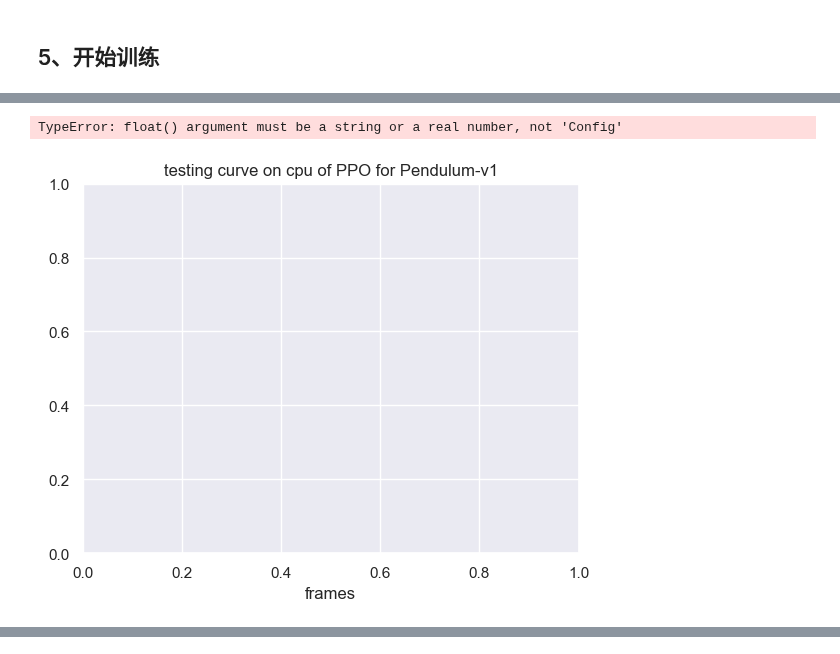
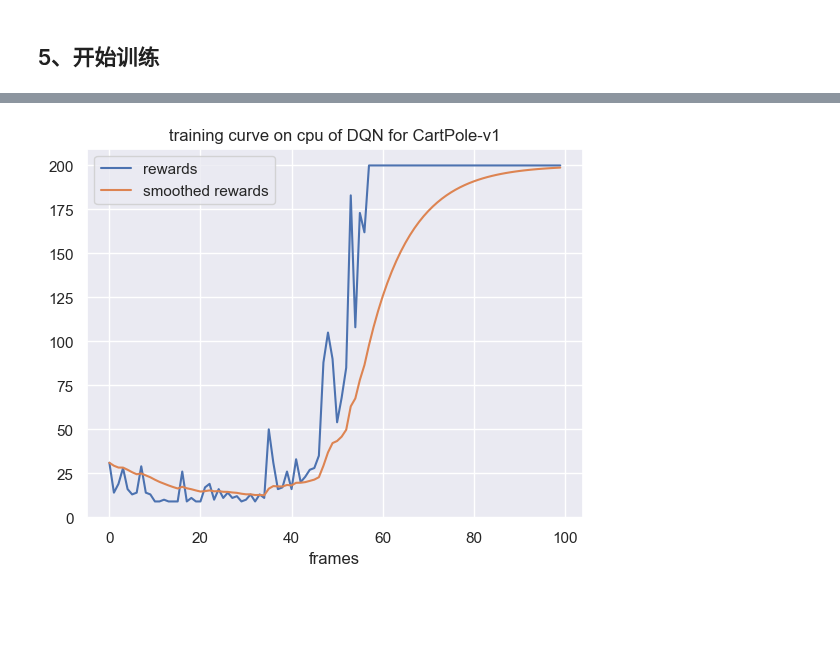
Before and after one commit to datawhalechina/joyrl-book, a Jupyter notebook: notebooks/第7章_DQN_CartPole-v1.ipynb, the cells around one changed output, grey strips where cells are left out. Cells and saved outputs as stored; diff of their text form; code cells hidden in the pictures; blank space fills up the shorter version.

```diff
--- a/notebooks/第7章_DQN_CartPole-v1.ipynb
+++ b/notebooks/第7章_DQN_CartPole-v1.ipynb
@@ -204,13 +178,11 @@ def env_agent_config(cfg):
 # %% [markdown]
 ## 4、设置参数
 # %%
-import matplotlib.pyplot as plt
-import seaborn as sns
-
 class Config:
     def __init__(self) -> None:
         self.algo_name = 'DQN' # 算法名称
         self.env_id = 'CartPole-v1' # 环境id
+        self.mode = 'train'
         self.seed = 1 # 随机种子，便于复现，0表示不设置
         self.train_eps = 100 # 训练的回合数
         self.test_eps = 20 # 测试的回合数
@@ -222,8 +194,8 @@ class Config:
         self.memory_capacity = 100000 # 经验回放池的容量
         self.hidden_dim = 256 # 神经网络的隐藏层维度
         self.batch_size = 64 # 批次大小
-        self.target_update = 4 # 目标网络的更新频率
+        self.target_update = 100 # 目标网络的更新频率
         self.lr = 0.0001 # 学习率
-        self.device = torch.device("cuda" if torch.cuda.is_available() else "cpu") # 检测gpu
+        self.device = 'cpu' if not torch.cuda.is_available() else 'cuda'
 # %% [markdown]
 ## 5、开始训练
@@ -240,7 +202,64 @@ plot_rewards(range(len(res_dic['rewards'])), res_dic['rewards'], cfg, algo_name
-# %%
-# 测试
-res_dic = test(cfg, env, agent)
-plot_rewards(range(len(res_dic['rewards'])), res_dic['rewards'], cfg, algo_name = cfg.algo_name, env_id=cfg.env_id,tag='test')
-# %% [output]
-TypeError: float() argument must be a string or a real number, not 'Config'
-[figure, removed]
+# %%
+import matplotlib.pyplot as plt
+import seaborn as sns
+import os
+
+def smooth(data: list, weight: float = 0.9):
+    '''用于平滑曲线，类似于Tensorboard中的smooth曲线
+    '''
+    last = data[0]
+    smoothed = []
+    for point in data:
+        smoothed_val = last * weight + (1 - weight) * point  # 计算平滑值
+        smoothed.append(smoothed_val)
+        last = smoothed_val
+    return smoothed
+
+def plot_rewards(cfg, frames, rewards):
+    ''' 画图
+    '''
+    sns.set_theme(style="darkgrid")
+    plt.figure()  # 创建一个图形实例，方便同时多画几个图
+    plt.title(f"{cfg.mode}ing curve on {cfg.device} of {cfg.algo_name} for {cfg.env_id}")
+    plt.xlabel('frames')
+    plt.plot(frames, rewards, label='rewards')
+    plt.plot(frames, smooth(rewards), label='smoothed rewards')
+    plt.legend()
+    plt.show()
+
+def print_cfgs(cfg):
+    ''' 打印参数
+    '''
+    cfg_dict = vars(cfg)
+    print("Hyperparameters:")
+    print(''.join(['=']*80))
+    tplt = "{:^20}\t{:^20}\t{:^20}"
+    print(tplt.format("Name", "Value", "Type"))
+    for k,v in cfg_dict.items():
+        if v.__class__.__name__ == 'list':
+            v = str(v)
+        print(tplt.format(k,v,str(type(v))))
+    print(''.join(['=']*80))
+
+def all_seed(seed: int = 0):
+    ''' 设置随机种子
+    '''
+    if seed == 0:
+        return
+    np.random.seed(seed)
+    random.seed(seed)
+    torch.manual_seed(seed) # config for CPU
+    torch.cuda.manual_seed(seed) # config for GPU
+    os.environ['PYTHONHASHSEED'] = str(seed) # config for python scripts
+    # config for cudnn
+    torch.backends.cudnn.deterministic = True
+    torch.backends.cudnn.benchmark = False
+    torch.backends.cudnn.enabled = False
+
+# 获取参数
+cfg = Config()
+all_seed(cfg.seed)
+print_cfgs(cfg)
+res = train(cfg)
+plot_rewards(cfg, res['frames'], res['rewards'])
+# %% [output]
@@ -246,0 +283 @@ TypeError: float() argument must be a string or a real number, not 'Config'
+[figure, added]
```
Also changed, not shown: parts of 13 cells of this notebook, 2 other files.
